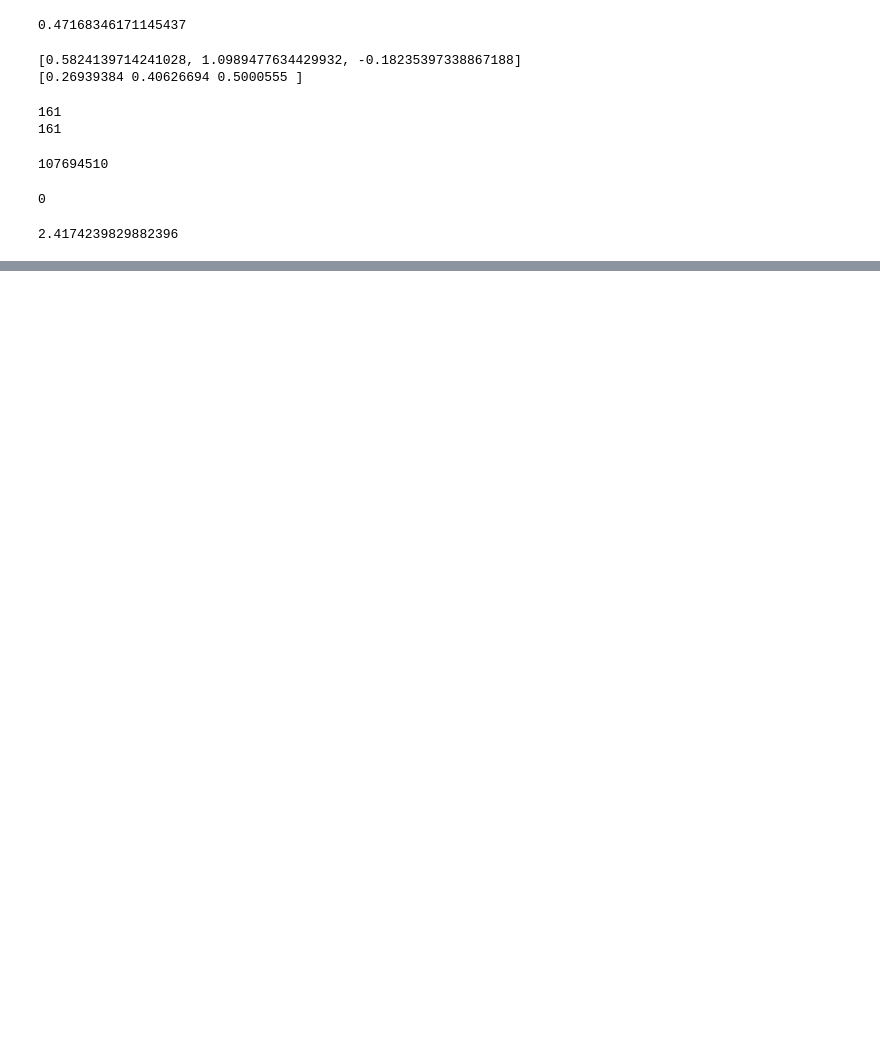
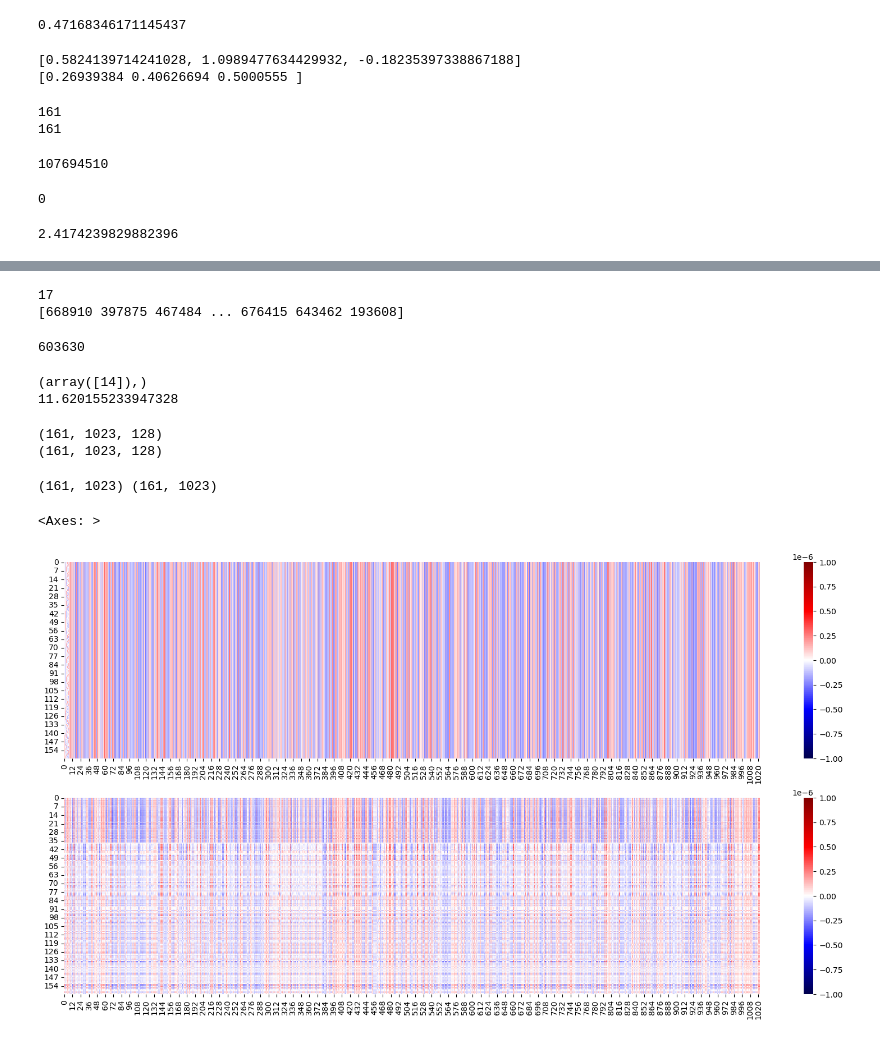
Before and after one commit to Sarthak-Ti/caduceus, a Jupyter notebook: code_test/shap_testing2.ipynb, the cells around one changed output, grey strips where cells are left out. Saved outputs shown, nothing was run; the diff lists cells and outputs as text; code cells hidden in the pictures; blank space fills up the shorter version.

```diff
--- a/code_test/shap_testing2.ipynb
+++ b/code_test/shap_testing2.ipynb
@@ -966,0 +988,61 @@ print(np.var(dnase_filtered[row,:])) #identical
+# %%
+#now finding the values to later compare
+util.load_from_indices()
+ccres = util.background_embed.shape[0]
+print(ccres)
+print(idx:=util.test_input_indices)
+# %% [output]
+17
+[668910 397875 467484 ... 676415 643462 193608]
+# %%
+for i in idx:
+    if util.var(i)>10:
+        break
+print(i)
+# %% [output]
+603630
+# %%
+#find which index in idx
+import numpy as np
+print(np.where(idx==i)) #15th element
+print(util.var(603630)) #decently high variance
+# %% [output]
+(array([14]),)
+11.620155233947328
+# %%
+import shap
+explainer = shap.DeepExplainer(util.model, util.background_embed)
+#and have something for the all cell types dataset
+output_all = []
+a,_ = util.dataset[i]
+a_embed = util.backbone.backbone.embeddings.word_embeddings(a.unsqueeze(0))
+shap_values = explainer.shap_values(a_embed)
+output_all = np.concatenate(shap_values, axis = 0)
+np.save(f'/data/leslie/sarthak/hyena/hyena-dna/shap_analysis/shap_values_{ccres}ccre_DNase_allcelltypes_highvar.npy', output_all)
+# %%
+#now we can compare the models
+print(output_all.shape)
+output = np.load('/data/leslie/sarthak/hyena/hyena-dna/shap_analysis/shap_values_17.0ccre_DNase_highvar.npy')
+print(output.shape)
+# %% [output]
+(161, 1023, 128)
+(161, 1023, 128)
+# %%
+#and we compare the results again
+#let's try mean isntead of pca
+import matplotlib.pyplot as plt
+import seaborn as sns
+DNase = output
+DNase_all = output_all
+DNase_mean = np.mean(DNase, axis = 2)
+DNase_all_mean = np.mean(DNase_all, axis = 2)
+print(DNase_mean.shape, DNase_all_mean.shape)
+#Same heatmap
+fig, ax = plt.subplots(2,1, figsize = (20,10))
+sns.heatmap(DNase_mean, ax = ax[0], center = 0, cmap = 'seismic', vmax = 1e-6, vmin = -1e-6)
+sns.heatmap(DNase_all_mean, ax = ax[1], center = 0, cmap = 'seismic', vmax = 1e-6, vmin = -1e-6)
+#add titles
+# %% [output]
+(161, 1023) (161, 1023)
+<Axes: >
+[figure, added]
```
Also changed, not shown: parts of 24 cells of this notebook, 29 other files.
